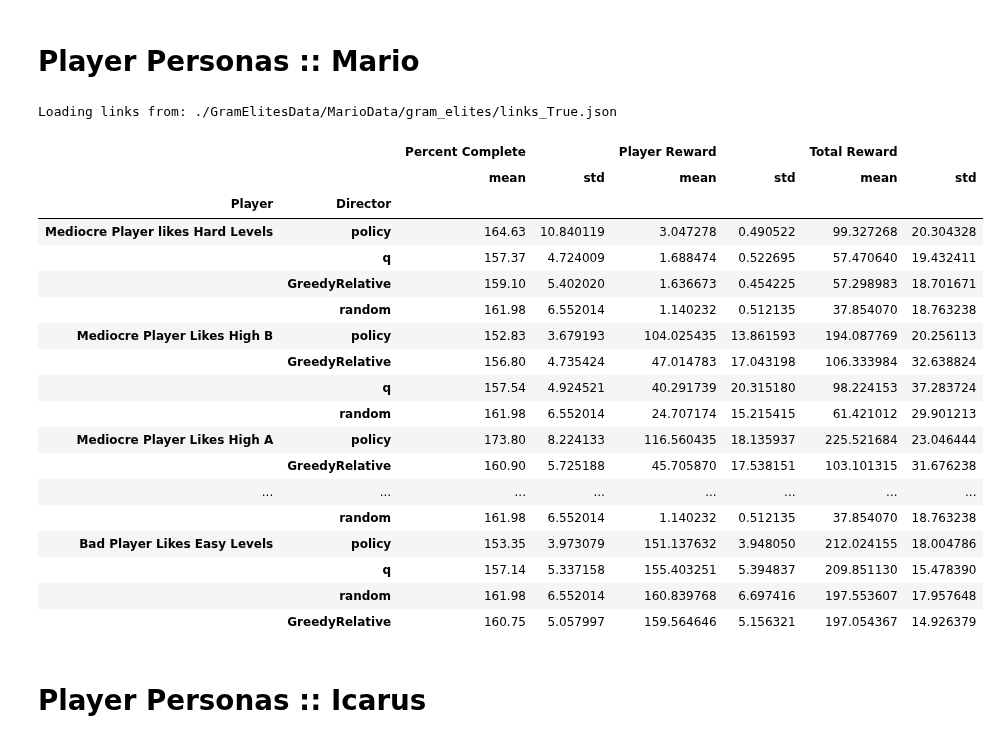
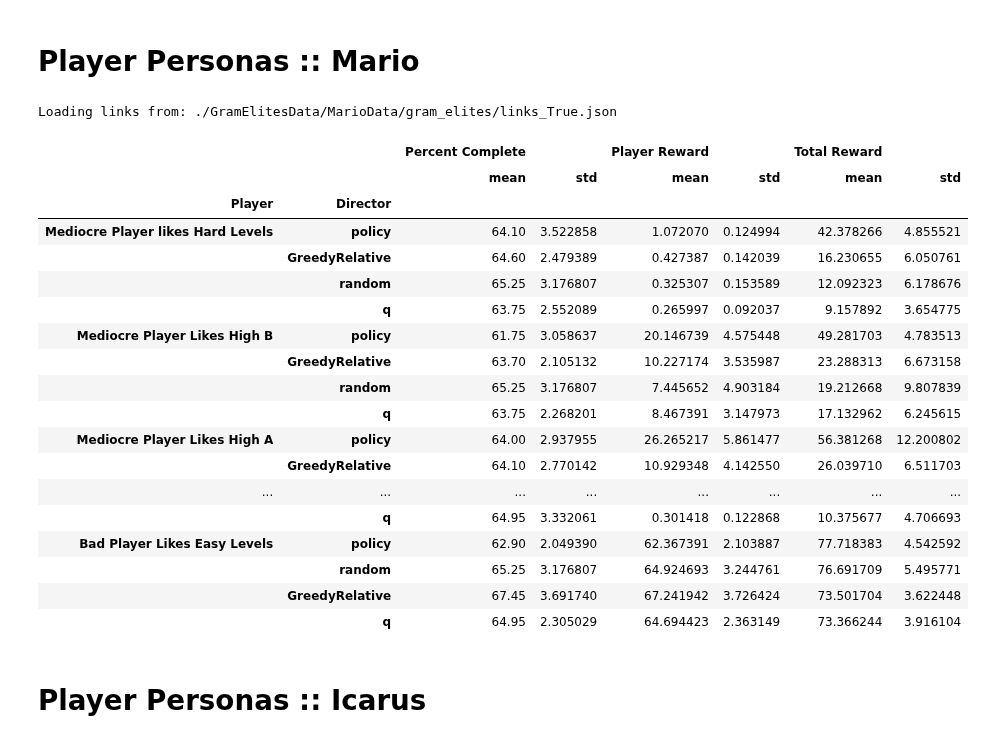
Before and after one commit to crowdgames/mdp-level-assembly, a Jupyter notebook: Analysis.ipynb, the cells around one changed output. Saved outputs shown, nothing was run; the diff lists cells and outputs as text; code cells hidden in the pictures.

```diff
--- a/Analysis.ipynb
+++ b/Analysis.ipynb
@@ -182,12 +182,12 @@ plot_reward_over_time(playthroughs)
 # %% [markdown]
 # Player Personas
 # %%
-def get_all_player_playthroughs(config):
+def get_all_player_playthroughs(config, allow_empty_link):
     playthroughs = []
-    for path in glob(join(config.BASE_DIR, 'player_*')):
+    for path in glob(join(config.BASE_DIR, f'player_*_{allow_empty_link}.json')):
         path_split = path.split('/')[-1].split('_')
         player = path_split[1]
-        director = path_split[-1].split('.')[0]
+        director = path_split[-2]
 
         with open(path, 'r') as f:
             playthroughs.append((player, director, load(f)))
@@ -250,31 +250,31 @@ def plot_player_personas_over_time(playthroughs, player_name):
 # %%
 config = Mario
 graph = Utility.get_graph(config, True)
-player_playthroughs = get_all_player_playthroughs(config)
+player_playthroughs = get_all_player_playthroughs(config, True)
 df = get_df(player_playthroughs)
 mario_player_persona_table = df.to_latex() # store in case we want it
 df
 # %% [output]
 Loading links from: ./GramElitesData/MarioData/gram_elites/links_True.json
 |  |  | Percent Complete |  | Player Reward |  | Total Reward |  |
 |  |  | mean | std | mean | std | mean | std |
 | Player | Director |  |  |  |  |  |  |
-| Mediocre Player likes Hard Levels | policy | 164.63 | 10.840119 | 3.047278 | 0.490522 | 99.327268 | 20.304328 |
-|  | q | 157.37 | 4.724009 | 1.688474 | 0.522695 | 57.470640 | 19.432411 |
-|  | GreedyRelative | 159.10 | 5.402020 | 1.636673 | 0.454225 | 57.298983 | 18.701671 |
-|  | random | 161.98 | 6.552014 | 1.140232 | 0.512135 | 37.854070 | 18.763238 |
-| Mediocre Player Likes High B | policy | 152.83 | 3.679193 | 104.025435 | 13.861593 | 194.087769 | 20.256113 |
-|  | GreedyRelative | 156.80 | 4.735424 | 47.014783 | 17.043198 | 106.333984 | 32.638824 |
-|  | q | 157.54 | 4.924521 | 40.291739 | 20.315180 | 98.224153 | 37.283724 |
-|  | random | 161.98 | 6.552014 | 24.707174 | 15.215415 | 61.421012 | 29.901213 |
-| Mediocre Player Likes High A | policy | 173.80 | 8.224133 | 116.560435 | 18.135937 | 225.521684 | 23.046444 |
-|  | GreedyRelative | 160.90 | 5.725188 | 45.705870 | 17.538151 | 103.101315 | 31.676238 |
+| Mediocre Player likes Hard Levels | policy | 64.10 | 3.522858 | 1.072070 | 0.124994 | 42.378266 | 4.855521 |
+|  | GreedyRelative | 64.60 | 2.479389 | 0.427387 | 0.142039 | 16.230655 | 6.050761 |
+|  | random | 65.25 | 3.176807 | 0.325307 | 0.153589 | 12.092323 | 6.178676 |
+|  | q | 63.75 | 2.552089 | 0.265997 | 0.092037 | 9.157892 | 3.654775 |
+| Mediocre Player Likes High B | policy | 61.75 | 3.058637 | 20.146739 | 4.575448 | 49.281703 | 4.783513 |
+|  | GreedyRelative | 63.70 | 2.105132 | 10.227174 | 3.535987 | 23.288313 | 6.673158 |
+|  | random | 65.25 | 3.176807 | 7.445652 | 4.903184 | 19.212668 | 9.807839 |
+|  | q | 63.75 | 2.268201 | 8.467391 | 3.147973 | 17.132962 | 6.245615 |
+| Mediocre Player Likes High A | policy | 64.00 | 2.937955 | 26.265217 | 5.861477 | 56.381268 | 12.200802 |
+|  | GreedyRelative | 64.10 | 2.770142 | 10.929348 | 4.142550 | 26.039710 | 6.511703 |
 | ... | ... | ... | ... | ... | ... | ... | ... |
-|  | random | 161.98 | 6.552014 | 1.140232 | 0.512135 | 37.854070 | 18.763238 |
-| Bad Player Likes Easy Levels | policy | 153.35 | 3.973079 | 151.137632 | 3.948050 | 212.024155 | 18.004786 |
-|  | q | 157.14 | 5.337158 | 155.403251 | 5.394837 | 209.851130 | 15.478390 |
-|  | random | 161.98 | 6.552014 | 160.839768 | 6.697416 | 197.553607 | 17.957648 |
-|  | GreedyRelative | 160.75 | 5.057997 | 159.564646 | 5.156321 | 197.054367 | 14.926379 |
+|  | q | 64.95 | 3.332061 | 0.301418 | 0.122868 | 10.375677 | 4.706693 |
+| Bad Player Likes Easy Levels | policy | 62.90 | 2.049390 | 62.367391 | 2.103887 | 77.718383 | 4.542592 |
+|  | random | 65.25 | 3.176807 | 64.924693 | 3.244761 | 76.691709 | 5.495771 |
+|  | GreedyRelative | 67.45 | 3.691740 | 67.241942 | 3.726424 | 73.501704 | 3.622448 |
+|  | q | 64.95 | 2.305029 | 64.694423 | 2.363149 | 73.366244 | 3.916104 |
 # %% [markdown]
 # Player Personas :: Icarus
 # %%
```
Also changed, not shown: parts of 10 cells of this notebook, 2 other files.
